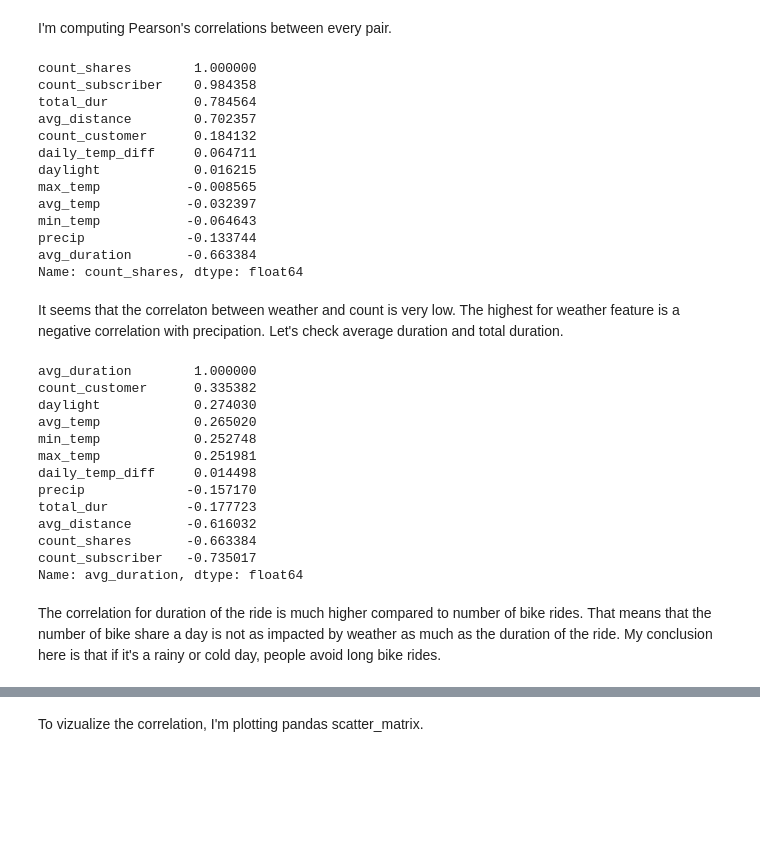
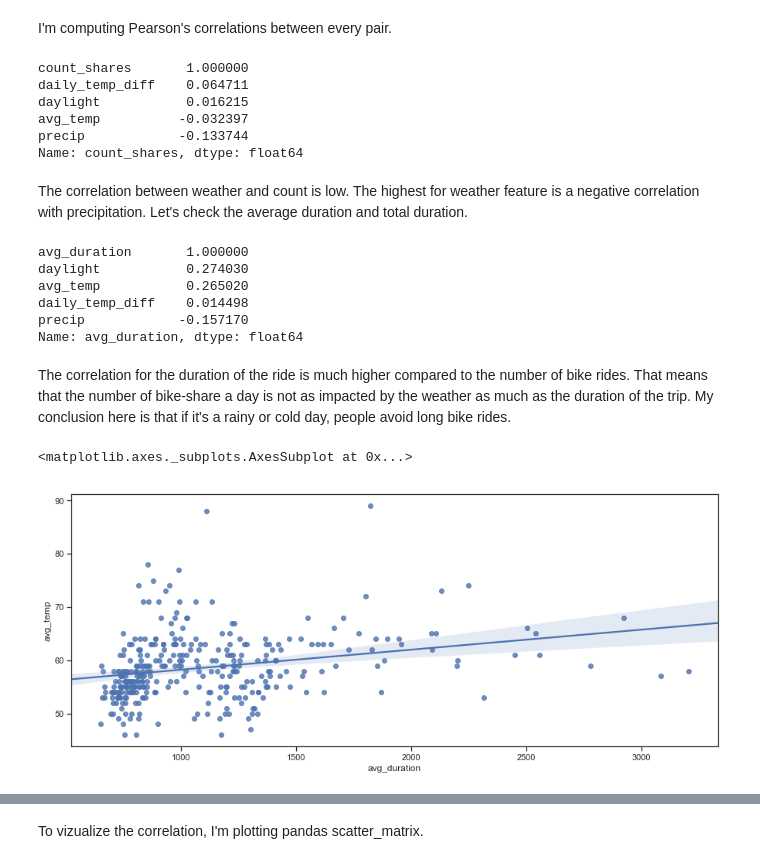
Before and after one commit to katjawittfoth/bikeshare, a Jupyter notebook: full_analysis.ipynb, the cells around one changed output, grey strips where cells are left out. Saved outputs shown, nothing was run; the diff lists cells and outputs as text; code cells hidden in the pictures; blank space fills up the shorter version.

```diff
--- a/full_analysis.ipynb
+++ b/full_analysis.ipynb
@@ -561,39 +530,33 @@ Seems like proportionally more customers use bike share when weather is good or
 # %% [markdown]
 I'm computing Pearson's correlations between every pair.
 # %%
-corr_matrix = bt.corr()
+attr = ['count_shares', 'avg_temp', 'daylight', 'daily_temp_diff', 'precip']
+corr_matrix = bt[attr].corr()
 corr_matrix['count_shares'].sort_values(ascending=False)
 # %% [output]
-count_shares        1.000000
-count_subscriber    0.984358
-total_dur           0.784564
-avg_distance        0.702357
-count_customer      0.184132
-daily_temp_diff     0.064711
-daylight            0.016215
-max_temp           -0.008565
-avg_temp           -0.032397
-min_temp           -0.064643
-precip             -0.133744
-avg_duration       -0.663384
+count_shares       1.000000
+daily_temp_diff    0.064711
+daylight           0.016215
+avg_temp          -0.032397
+precip            -0.133744
 Name: count_shares, dtype: float64
 # %% [markdown]
-It seems that the correlaton between weather and count is very low. The highest for weather feature is a negative correlation with precipation. Let's check average duration and total duration.
+The correlation between weather and count is low. The highest for weather feature is a negative correlation with precipitation. Let's check the average duration and total duration.
-# %%
-corr_matrix['avg_duration'].sort_values(ascending=False)
-# %% [output]
-avg_duration        1.000000
-count_customer      0.335382
-daylight            0.274030
-avg_temp            0.265020
-min_temp            0.252748
-max_temp            0.251981
-daily_temp_diff     0.014498
-precip             -0.157170
-total_dur          -0.177723
-avg_distance       -0.616032
-count_shares       -0.663384
-count_subscriber   -0.735017
-Name: avg_duration, dtype: float64
+# %%
+attr = ['avg_duration', 'avg_temp', 'daylight', 'daily_temp_diff', 'precip']
+corr_matrix = bt[attr].corr()
+corr_matrix['avg_duration'].sort_values(ascending=False)
+# %% [output]
+avg_duration       1.000000
+daylight           0.274030
+avg_temp           0.265020
+daily_temp_diff    0.014498
+precip            -0.157170
+Name: avg_duration, dtype: float64
 # %% [markdown]
-The correlation for duration of the ride is much higher compared to number of bike rides. That means that the number of bike share a day is not as impacted by weather as much as the duration of the ride. My conclusion here is that if it's a rainy or cold day, people avoid long bike rides.
+The correlation for the duration of the ride is much higher compared to the number of bike rides. That means that the number of bike-share a day is not as impacted by the weather as much as the duration of the trip. My conclusion here is that if it's a rainy or cold day, people avoid long bike rides.
+# %%
+sns.regplot(x="avg_duration", y='avg_temp', data=bt)
+# %% [output]
+<matplotlib.axes._subplots.AxesSubplot at 0x...>
+[figure, added]
```
Also changed, not shown: parts of 58 cells of this notebook, 4 other files.
